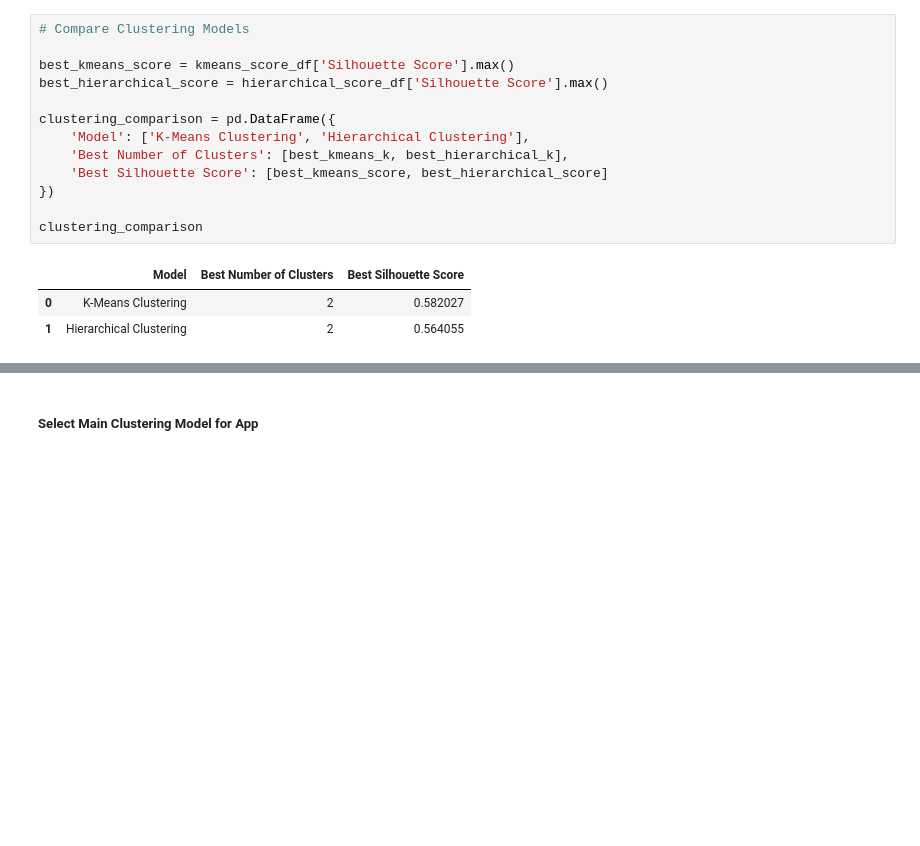
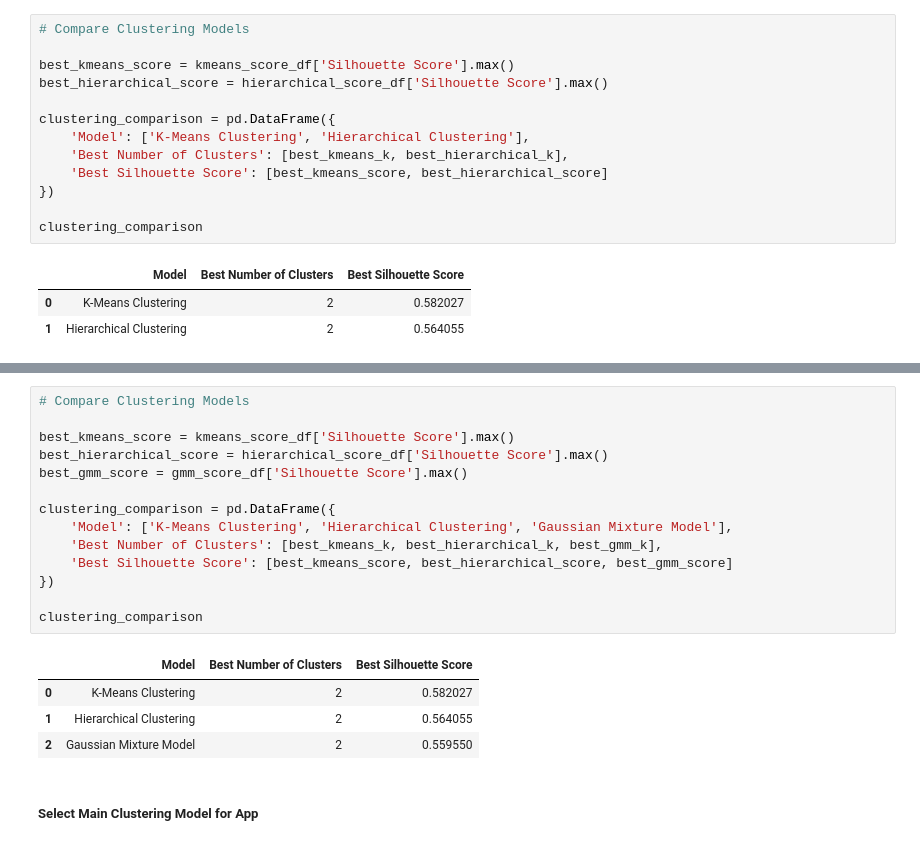
Before and after one commit to Paddyrey/TechCrush-Capstone-Group-11-Project, a Jupyter notebook: notebooks/Unsupervised_learning.ipynb, the cells around one changed output, grey strips where cells are left out. Saved outputs shown, nothing was run; the diff lists cells and outputs as text; blank space fills up the shorter version.

```diff
--- a/notebooks/Unsupervised_learning.ipynb
+++ b/notebooks/Unsupervised_learning.ipynb
@@ -336,3 +417,22 @@ clustering_comparison
+# %%
+# Compare Clustering Models
+
+best_kmeans_score = kmeans_score_df['Silhouette Score'].max()
+best_hierarchical_score = hierarchical_score_df['Silhouette Score'].max()
+best_gmm_score = gmm_score_df['Silhouette Score'].max()
+
+clustering_comparison = pd.DataFrame({
+    'Model': ['K-Means Clustering', 'Hierarchical Clustering', 'Gaussian Mixture Model'],
+    'Best Number of Clusters': [best_kmeans_k, best_hierarchical_k, best_gmm_k],
+    'Best Silhouette Score': [best_kmeans_score, best_hierarchical_score, best_gmm_score]
+})
+
+clustering_comparison
+# %% [output]
+|  | Model | Best Number of Clusters | Best Silhouette Score |
+| 0 | K-Means Clustering | 2 | 0.582027 |
+| 1 | Hierarchical Clustering | 2 | 0.564055 |
+| 2 | Gaussian Mixture Model | 2 | 0.559550 |
 # %% [markdown]
 ##### Select Main Clustering Model for App
 # %%
```
Also changed, not shown: parts of 7 cells of this notebook.
